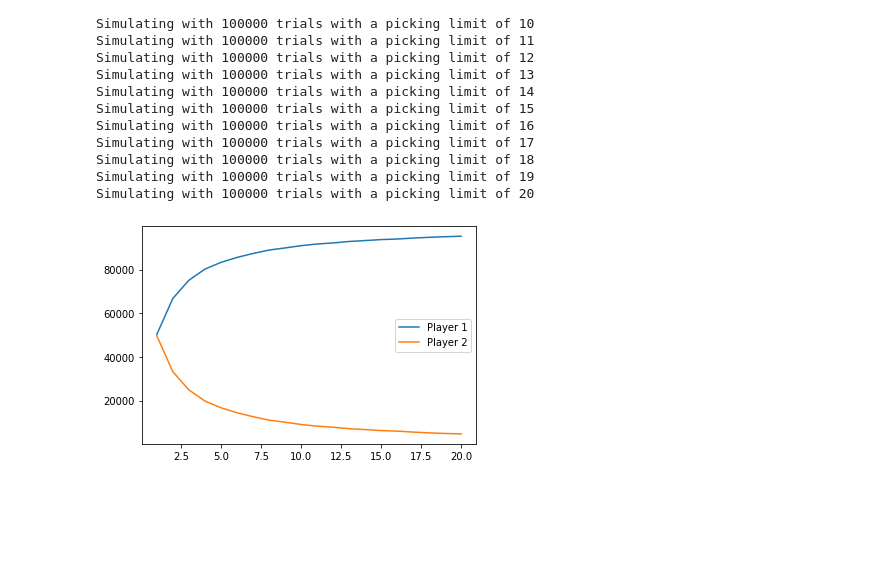
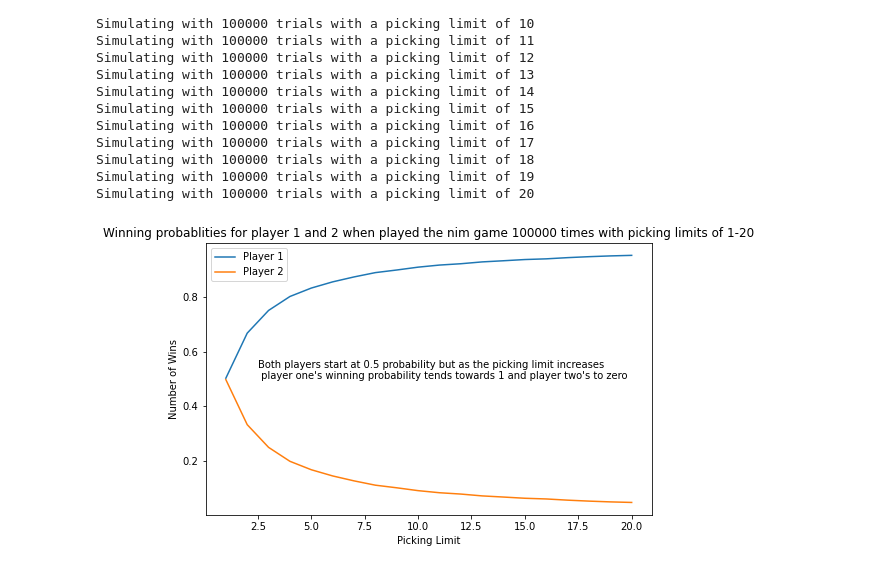
Before and after one commit to naxxatra/nim-prob-sim, a Jupyter notebook: main.ipynb, the cells around one changed output. Drawn from its saved outputs; the diff is of its cells as text; code cells hidden in the pictures; blank space fills up the shorter version.

Commit message:
add plot

```diff
--- a/main.ipynb
+++ b/main.ipynb
@@ -78,10 +78,16 @@ Simulating with 100000 trials with a picking limit of 20
 # %%
 wins_np_arr = np.array(wins)
 # %%
-plt.plot([i for i in range(1, 21)], wins_np_arr[:, 0], label="Player 1")
-plt.plot([i for i in range(1, 21)], wins_np_arr[:, 1], label="Player 2")
+plt.figure(figsize=(8, 5))
+plt.plot([i for i in range(1, 21)], wins_np_arr[:, 0] / 100000, label="Player 1")
+plt.plot([i for i in range(1, 21)], wins_np_arr[:, 1] / 100000, label="Player 2")
+plt.xlabel("Picking Limit")
+plt.ylabel("Number of Wins")
+plt.title("Winning probablities for player 1 and 2 when played the nim game 100000 times with picking limits of 1-20")
+plt.text(2.5, 0.5, "Both players start at 0.5 probability but as the picking limit increases\n player one's winning probability tends towards 1 and player two's to zero")
 plt.legend()
+plt.figsave('')
 plt.show()
 plt.close()
 # %% [output]
-[figure, old version]
+[figure, new version]
```
Also changed, not shown: 1 other file.
